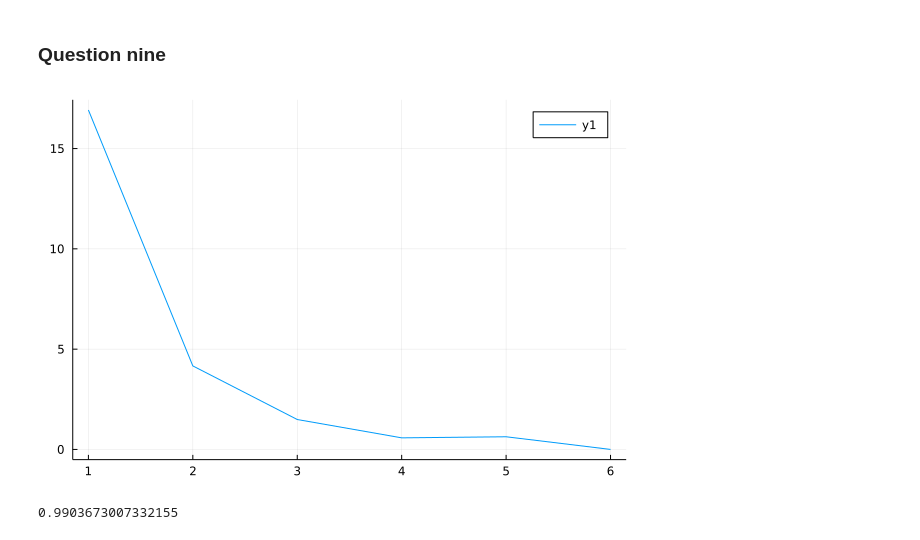
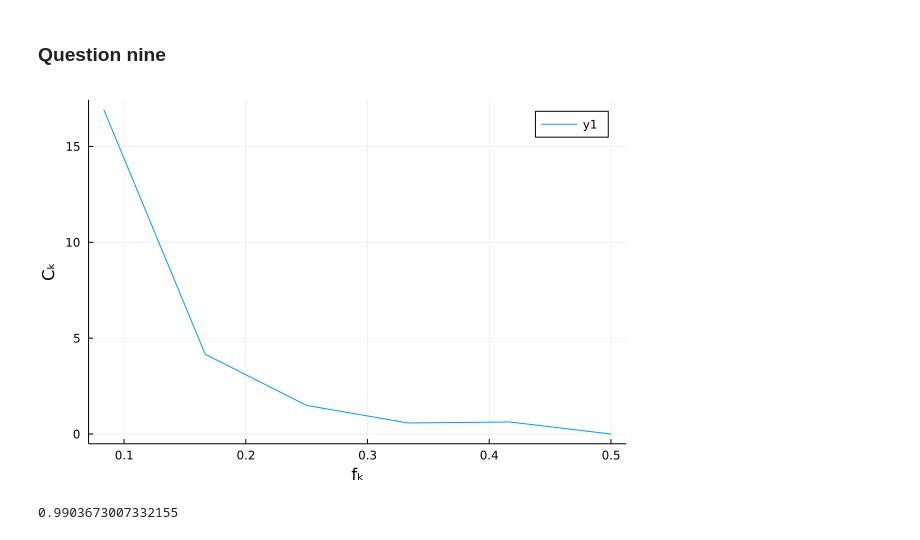
Before and after one commit to jbisits/MATH5271, a Jupyter notebook: Revision/revision.ipynb, the cells around one changed output. Saved outputs shown, nothing was run; the diff lists cells and outputs as text; code cells hidden in the pictures.

```diff
--- a/Revision/revision.ipynb
+++ b/Revision/revision.ipynb
@@ -102,10 +89,11 @@ april_temp[10]
 90.4884118391631
 # %% [markdown]
 ### Question nine
-# %%
-plot(1:6, Hₖ[2:end])
-# %% [output]
-[figure, removed]
+# %%
+fₖ = 1/n:1/n:6/n
+plot(fₖ, Hₖ[2:end], xlabel = "fₖ", ylabel = "Cₖ") #Alternatively can just plot against k
+# %% [output]
+[figure, added]
 # %%
 R² = ((n / 2) .* Hₖ[2:end].^2) ./ ((n - 1) * var(y))
 first_sec_var = sum(R²[1:2])
```
Also changed, not shown: parts of 6 cells of this notebook.
